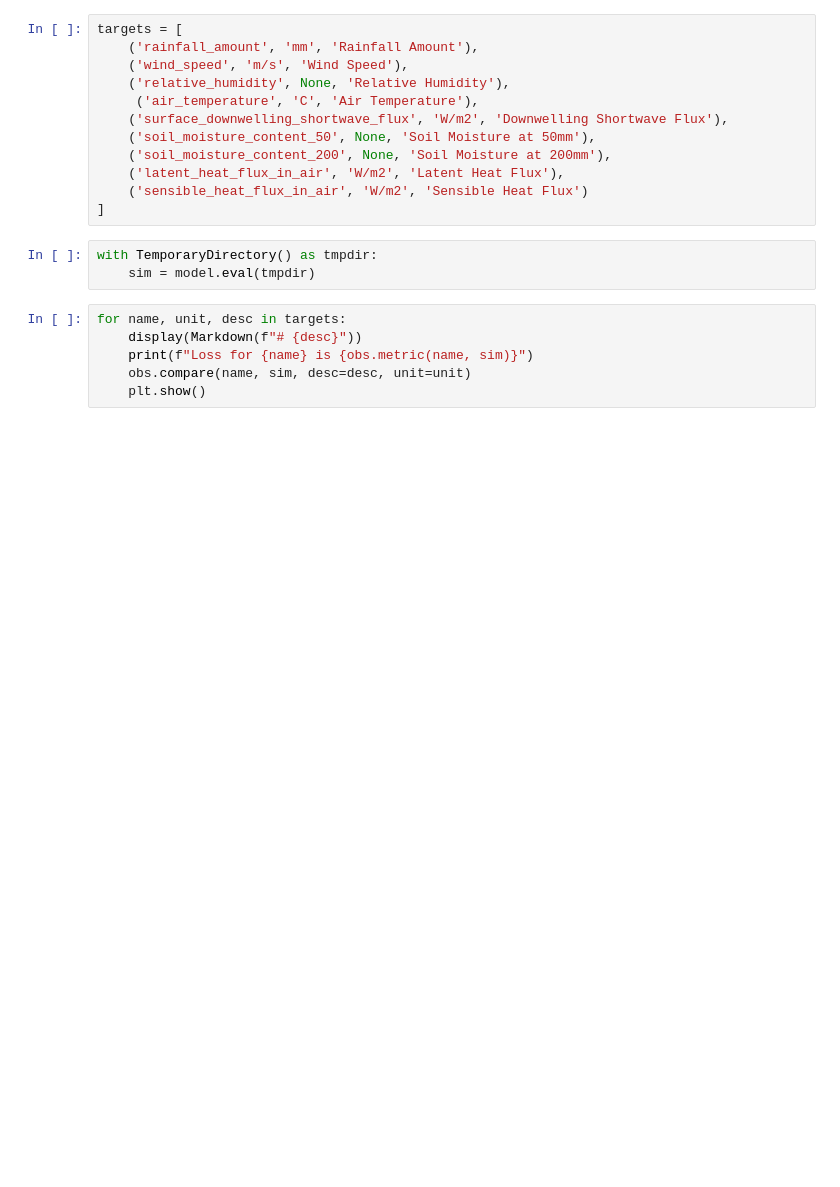
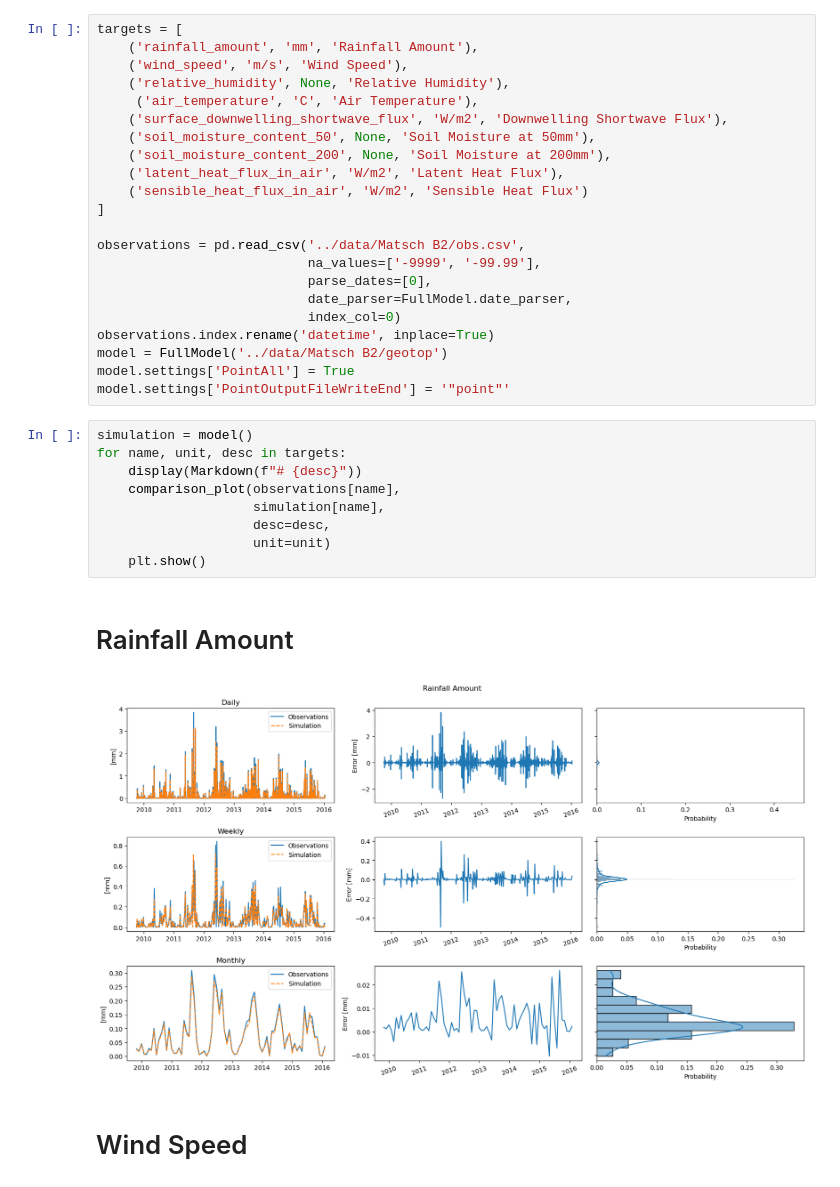
Before and after one commit to stefanocampanella/MHPC-project, a Jupyter notebook: notebooks/plots.ipynb, the cells around one changed output. Saved outputs shown, nothing was run; the diff lists cells and outputs as text; blank space fills up the shorter version.

```diff
--- a/notebooks/plots.ipynb
+++ b/notebooks/plots.ipynb
@@ -16,12 +17,26 @@ targets = [
     ('latent_heat_flux_in_air', 'W/m2', 'Latent Heat Flux'),
     ('sensible_heat_flux_in_air', 'W/m2', 'Sensible Heat Flux')
 ]
+
+observations = pd.read_csv('../data/Matsch B2/obs.csv',
+                           na_values=['-9999', '-99.99'],
+                           parse_dates=[0],
+                           date_parser=FullModel.date_parser,
+                           index_col=0)
+observations.index.rename('datetime', inplace=True)
+model = FullModel('../data/Matsch B2/geotop')
+model.settings['PointAll'] = True
+model.settings['PointOutputFileWriteEnd'] = '"point"'
-# %%
-with TemporaryDirectory() as tmpdir:
-    sim = model.eval(tmpdir)
 # %%
+simulation = model()
 for name, unit, desc in targets:
     display(Markdown(f"# {desc}"))
-    print(f"Loss for {name} is {obs.metric(name, sim)}")
-    obs.compare(name, sim, desc=desc, unit=unit)
+    comparison_plot(observations[name],
+                    simulation[name],
+                    desc=desc,
+                    unit=unit)
     plt.show()
+# %% [output]
+# Rainfall Amount
+[figure, added]
+# Wind Speed
```
Also changed, not shown: parts of 2 cells of this notebook, 13 other files.
